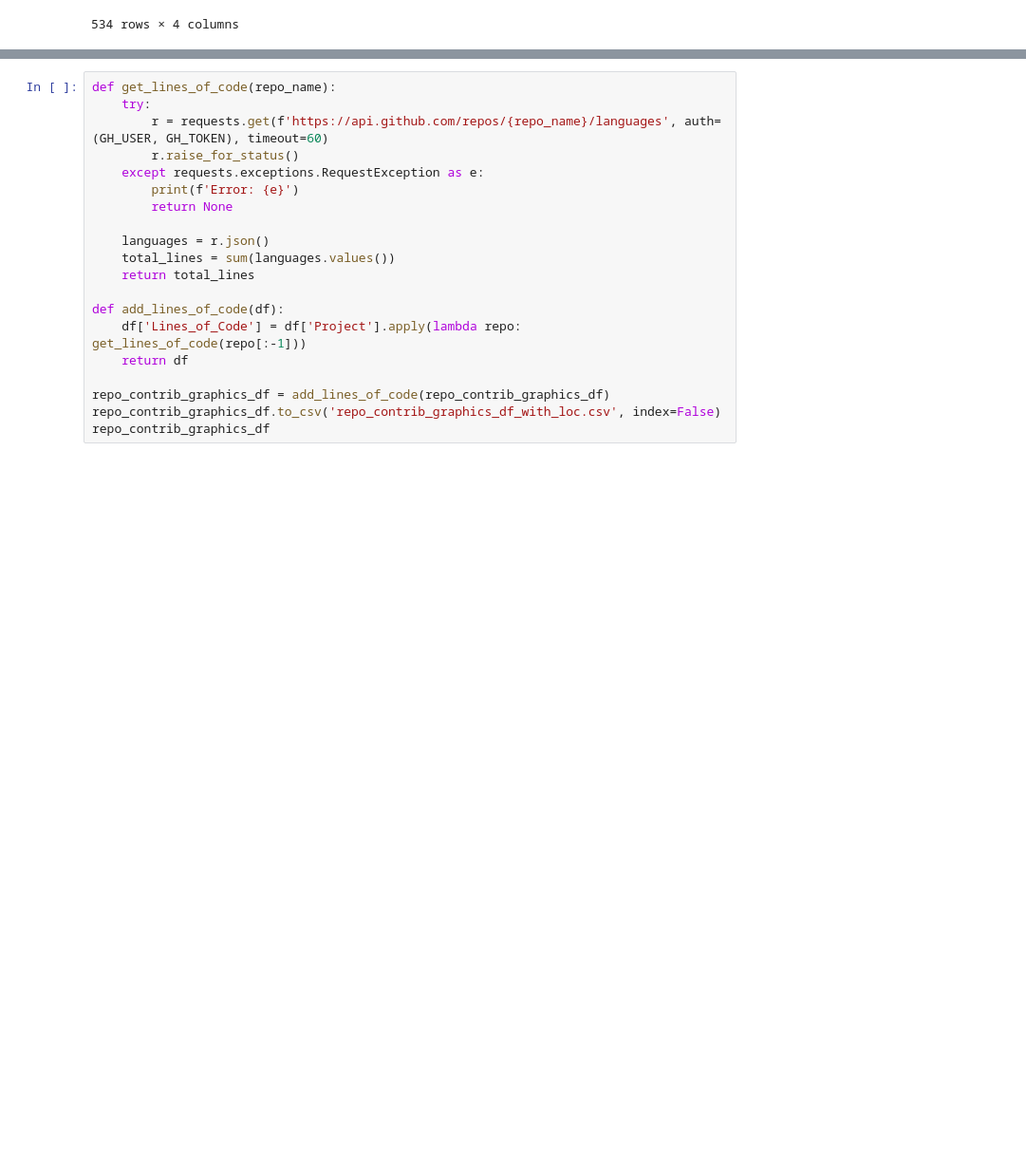
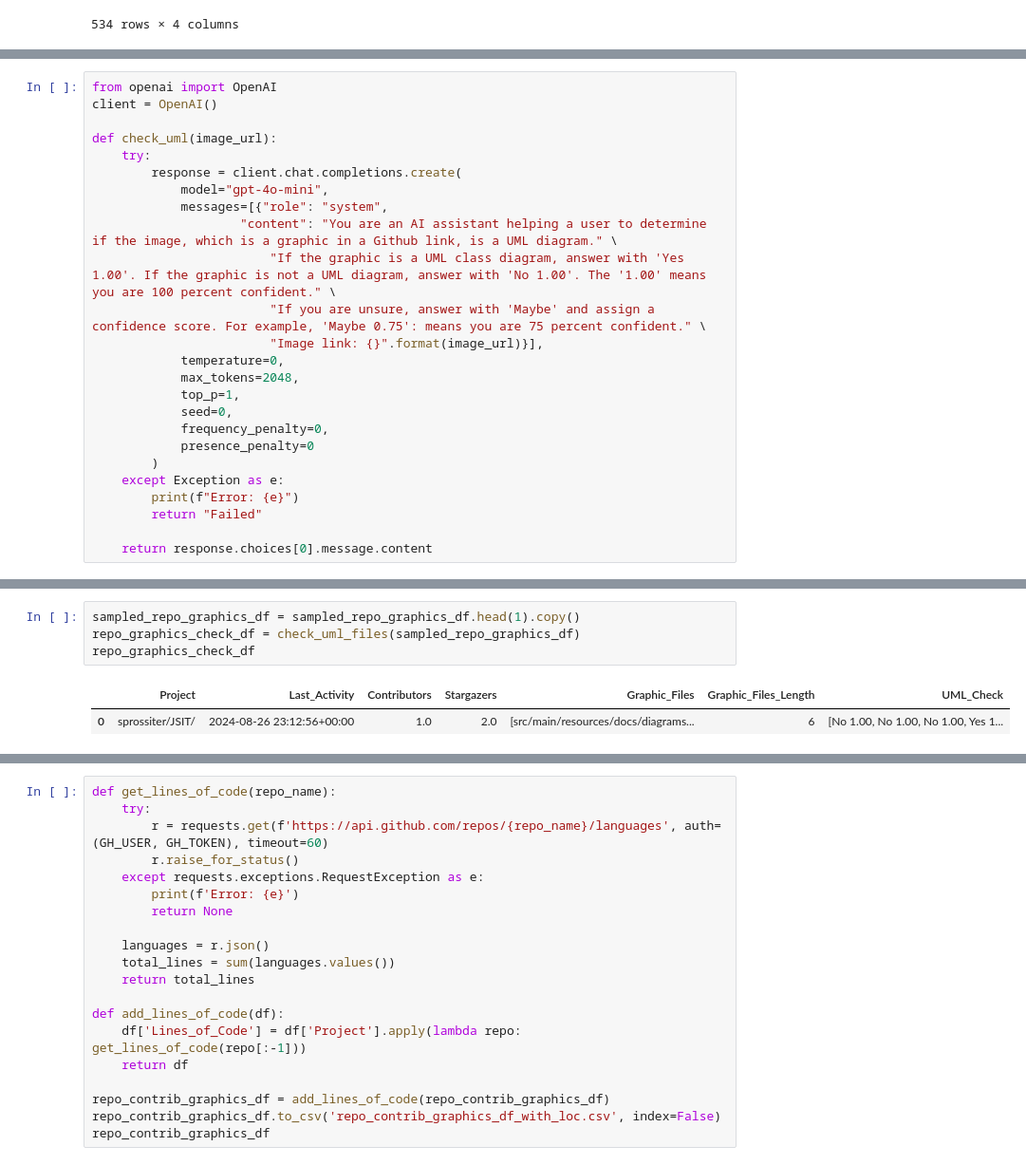
Before and after one commit to zakipauzi/uml_code_traceability, a Jupyter notebook: get_repos.ipynb, the cells around one changed output, grey strips where cells are left out. Shown at 95% size. Drawn from its saved outputs; the diff is of its cells as text; blank space fills up the shorter version.

```diff
--- a/get_repos.ipynb
+++ b/get_repos.ipynb
@@ -358,0 +371,25 @@ repo_contrib_graphics_df_11
+# %%
+from openai import OpenAI
+client = OpenAI()
+
+def check_uml(image_url):
+    try:
+        response = client.chat.completions.create(
+            model="gpt-4o-mini",
+            messages=[{"role": "system",
+                    "content": "You are an AI assistant helping a user to determine if the image, which is a graphic in a Github link, is a UML diagram." \
+                        "If the graphic is a UML class diagram, answer with 'Yes 1.00'. If the graphic is not a UML diagram, answer with 'No 1.00'. The '1.00' means you are 100 percent confident." \
+                        "If you are unsure, answer with 'Maybe' and assign a confidence score. For example, 'Maybe 0.75': means you are 75 percent confident." \
+                        "Image link: {}".format(image_url)}],
+            temperature=0,
+            max_tokens=2048,
+            top_p=1,
+            seed=0,
+            frequency_penalty=0,
+            presence_penalty=0
+        )
+    except Exception as e:
+        print(f"Error: {e}")
+        return "Failed"
+
+    return response.choices[0].message.content
@@ -358,0 +414,7 @@ repo_contrib_graphics_df_11
+# %%
+sampled_repo_graphics_df = sampled_repo_graphics_df.head(1).copy()
+repo_graphics_check_df = check_uml_files(sampled_repo_graphics_df)
+repo_graphics_check_df
+# %% [output]
+|  | Project | Last_Activity | Contributors | Stargazers | Graphic_Files | Graphic_Files_Length | UML_Check |
+| 0 | sprossiter/JSIT/ | 2024-08-26 23:12:56+00:00 | 1.0 | 2.0 | [src/main/resources/docs/diagrams... | 6 | [No 1.00, No 1.00, No 1.00, Yes 1... |
```
Also changed, not shown: parts of 26 cells of this notebook, 1 other file.
